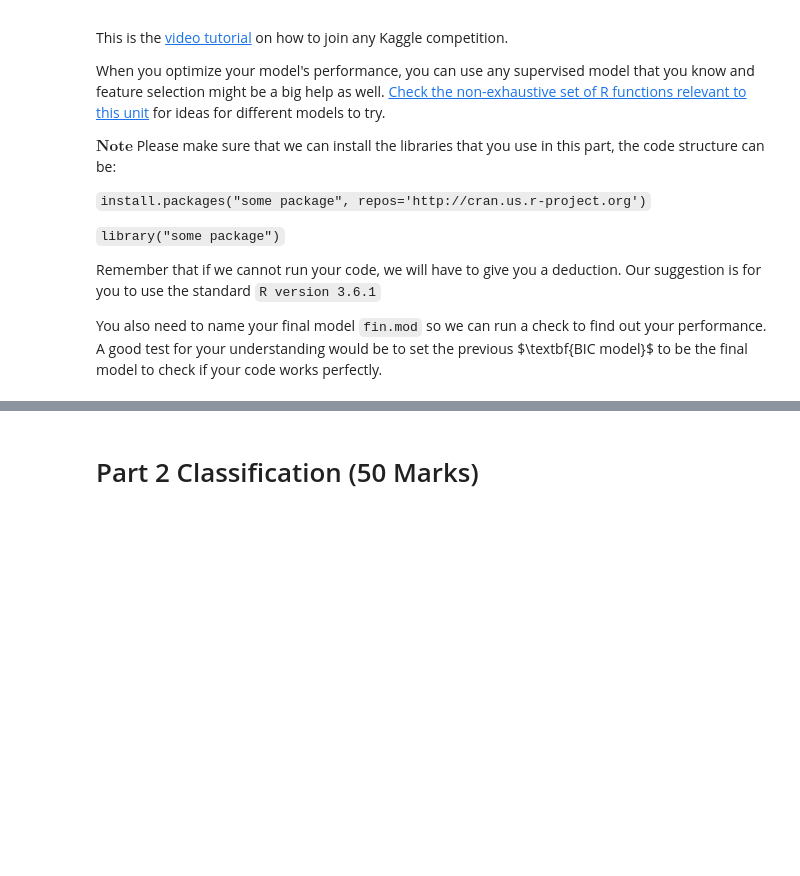
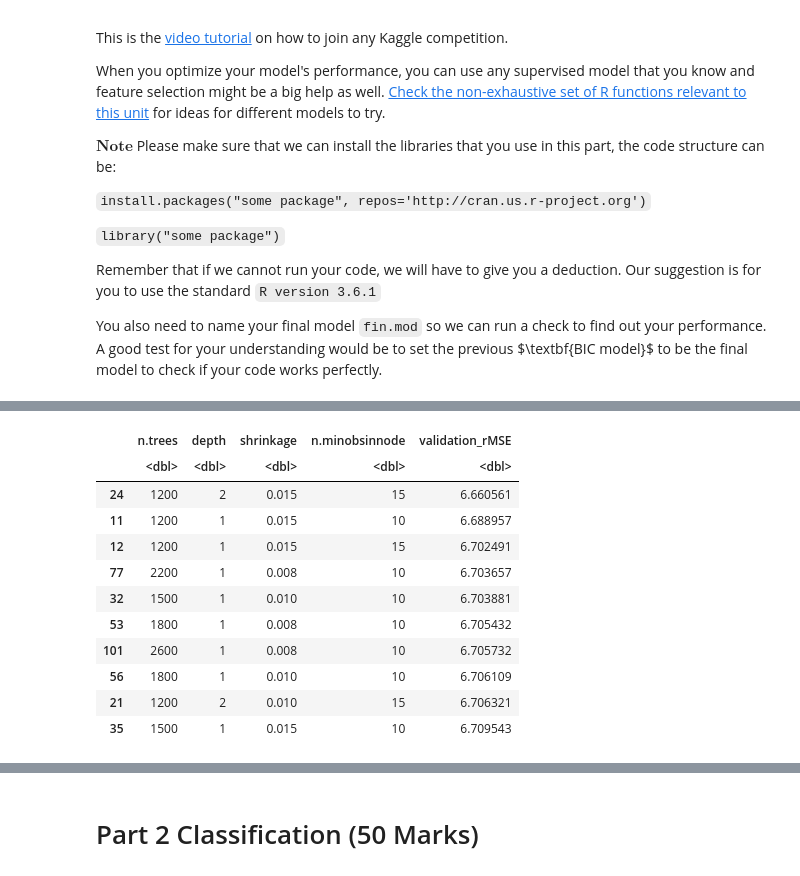
Before and after one commit to zhang-ke-shu/Monash_Project, a Jupyter notebook: 5197_Project/Ass2/FIT5197_FinalAssessment.ipynb, the cells around one changed output, grey strips where cells are left out. Cells and saved outputs as stored; diff of their text form; code cells hidden in the pictures; blank space fills up the shorter version.

```diff
--- a/5197_Project/Ass2/FIT5197_FinalAssessment.ipynb
+++ b/5197_Project/Ass2/FIT5197_FinalAssessment.ipynb
@@ -244,0 +308,20 @@ fin.mod <-
+# %%
+make_features <- function(data){
+
+    for (col_name in names(data)){
+        if (is.character(data[[col_name]])){
+            data[[col_name]] <- as.factor(data[[col_name]])
+        }
+    }
+
+    data$stress_squared <- data$alwaysStressed^2
+    data$depressed_squared <- data$alwaysDepressed^2
+    data$stress_depressed <- data$alwaysStressed * data$alwaysDepressed
+
+    return(data)
+}
+# %%
+local_train_fe <- make_features(local_train)
+local_test_fe <- make_features(local_test)
+
+set.seed(1)
@@ -244,0 +638,50 @@ fin.mod <-
+# %%
+gbm_results2 <- data.frame(
+    n.trees = numeric(),
+    depth = numeric(),
+    shrinkage = numeric(),
+    n.minobsinnode = numeric(),
+    validation_rMSE = numeric()
+)
+
+for (tree_number in c(1200,1500,1800,2200,2600)){
+    for (depth_value in c(1,2)){
+        for (shrinkage_value in c(0.005,0.008,0.01,0.015)){
+            for (min_node in c(5,10,15)){
+
+                set.seed(1)
+
+                gbm_mod <- gbm(
+                    happiness ~ .,
+                    data = local_train_fe,
+                    distribution = "gaussian",
+                    n.trees = tree_number,
+                    interaction.depth = depth_value,
+                    shrinkage = shrinkage_value,
+                    n.minobsinnode = min_node,
+                    verbose = FALSE
+                )
+
+                gbm_predictions <- predict(gbm_mod, local_test_fe, n.trees = tree_number)
+                gbm_rMSE <- rMSE(gbm_predictions, local_test_fe$happiness)
+
+                gbm_results2 <- rbind(
+                    gbm_results2,
+                    data.frame(
+                        n.trees = tree_number,
+                        depth = depth_value,
+                        shrinkage = shrinkage_value,
+                        n.minobsinnode = min_node,
+                        validation_rMSE = gbm_rMSE
+                    )
+                )
+
+                cat("n.trees:",tree_number,"depth:",depth_value,"shrinkage:",shrinkage_value,"min_node:",min_node,"rMSE:",gbm_rMSE,"\n")
+            }
+        }
+    }
+}
+
+gbm_results2 <- gbm_results2[order(gbm_results2$validation_rMSE),]
+head(gbm_results2,10)
+# %% [output]
@@ -244,0 +706,12 @@ fin.mod <-
+|  | n.trees | depth | shrinkage | n.minobsinnode | validation_rMSE |
+|  | <dbl> | <dbl> | <dbl> | <dbl> | <dbl> |
+| 24 | 1200 | 2 | 0.015 | 15 | 6.660561 |
+| 11 | 1200 | 1 | 0.015 | 10 | 6.688957 |
+| 12 | 1200 | 1 | 0.015 | 15 | 6.702491 |
+| 77 | 2200 | 1 | 0.008 | 10 | 6.703657 |
+| 32 | 1500 | 1 | 0.010 | 10 | 6.703881 |
+| 53 | 1800 | 1 | 0.008 | 10 | 6.705432 |
+| 101 | 2600 | 1 | 0.008 | 10 | 6.705732 |
+| 56 | 1800 | 1 | 0.010 | 10 | 6.706109 |
+| 21 | 1200 | 2 | 0.010 | 15 | 6.706321 |
+| 35 | 1500 | 1 | 0.015 | 10 | 6.709543 |
```
Also changed, not shown: parts of 25 cells of this notebook, 8 other files.
